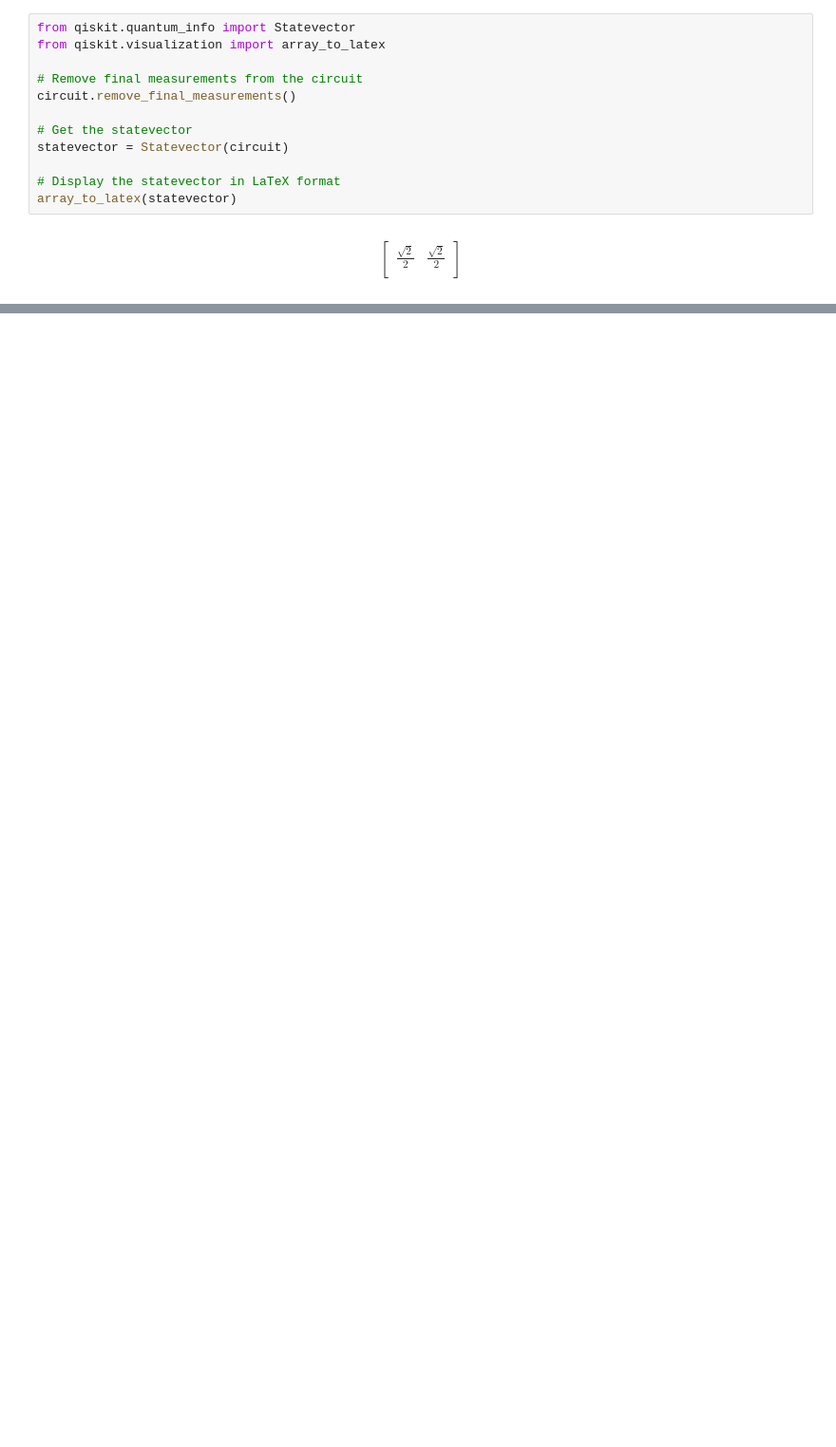
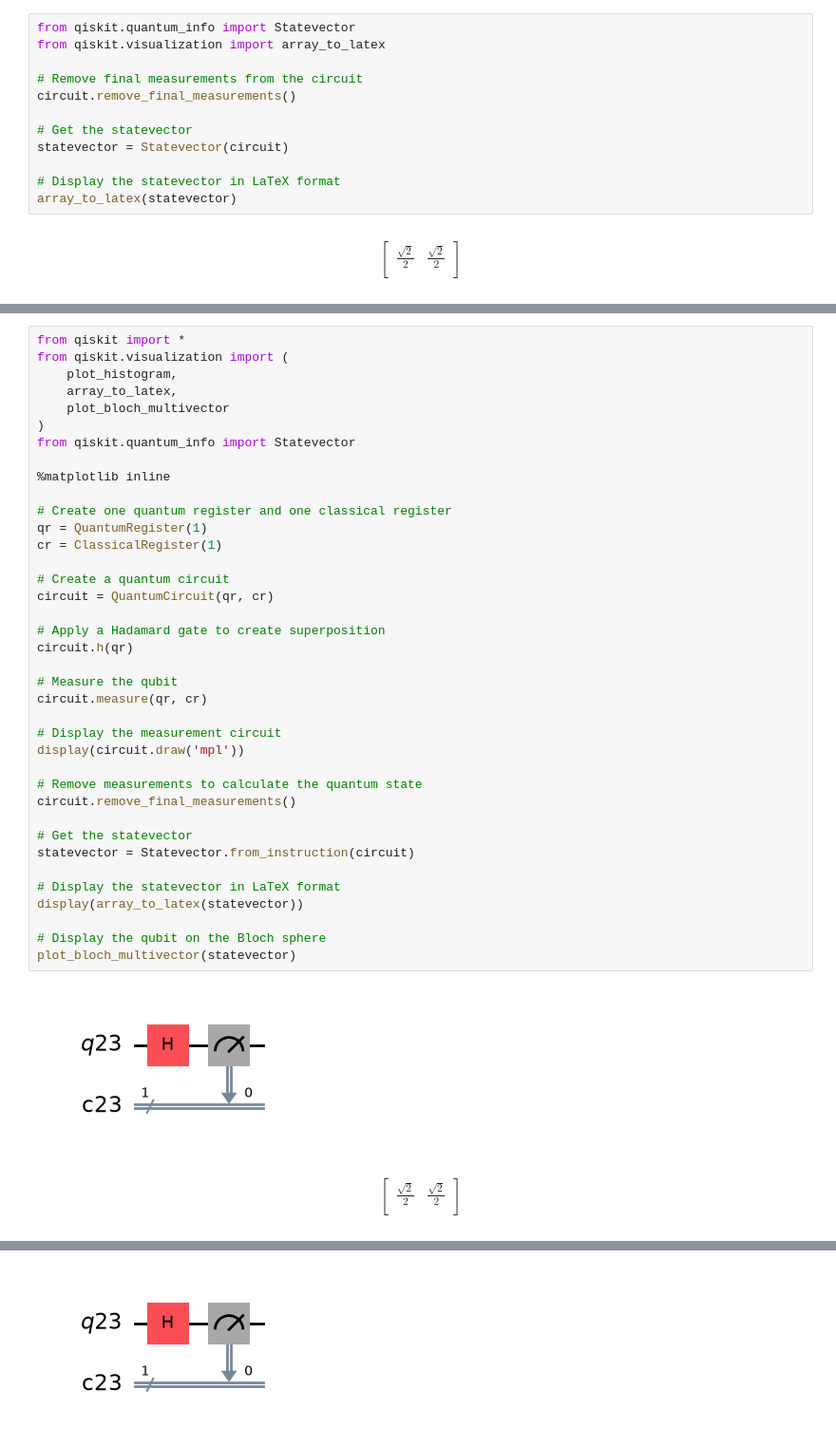
Before and after one commit to Ben-Zaion/quantum-computing-fundamentals, a Jupyter notebook: src/01_08_bloch_sphere/01_08_bloch_sphere_end.ipynb, the cells around one changed output, grey strips where cells are left out. Shown at 95% size. Drawn from its saved outputs; the diff is of its cells as text; blank space fills up the shorter version.

Commit message:
Challenge: Create a quantum circuit

```diff
--- a/src/01_08_bloch_sphere/01_08_bloch_sphere_end.ipynb
+++ b/src/01_08_bloch_sphere/01_08_bloch_sphere_end.ipynb
@@ -34,0 +47,45 @@ plot_bloch_multivector(statevector)
+# %%
+from qiskit import *
+from qiskit.visualization import (
+    plot_histogram,
+    array_to_latex,
+    plot_bloch_multivector
+)
+from qiskit.quantum_info import Statevector
+
+%matplotlib inline
+
+# Create one quantum register and one classical register
+qr = QuantumRegister(1)
+cr = ClassicalRegister(1)
+
+# Create a quantum circuit
+circuit = QuantumCircuit(qr, cr)
+
+# Apply a Hadamard gate to create superposition
+circuit.h(qr)
+
+# Measure the qubit
+circuit.measure(qr, cr)
+
+# Display the measurement circuit
+display(circuit.draw('mpl'))
+
+# Remove measurements to calculate the quantum state
+circuit.remove_final_measurements()
+
+# Get the statevector
+statevector = Statevector.from_instruction(circuit)
+
+# Display the statevector in LaTeX format
+display(array_to_latex(statevector))
+
+# Display the qubit on the Bloch sphere
+plot_bloch_multivector(statevector)
+# %% [output]
+[figure, added]
+$$
+\begin{bmatrix}
+\frac{\sqrt{2}}{2} & \frac{\sqrt{2}}{2}  \\
+ \end{bmatrix}
+$$
@@ -34,0 +93 @@ plot_bloch_multivector(statevector)
+[figure, added]
```
Also changed, not shown: parts of 3 cells of this notebook.
